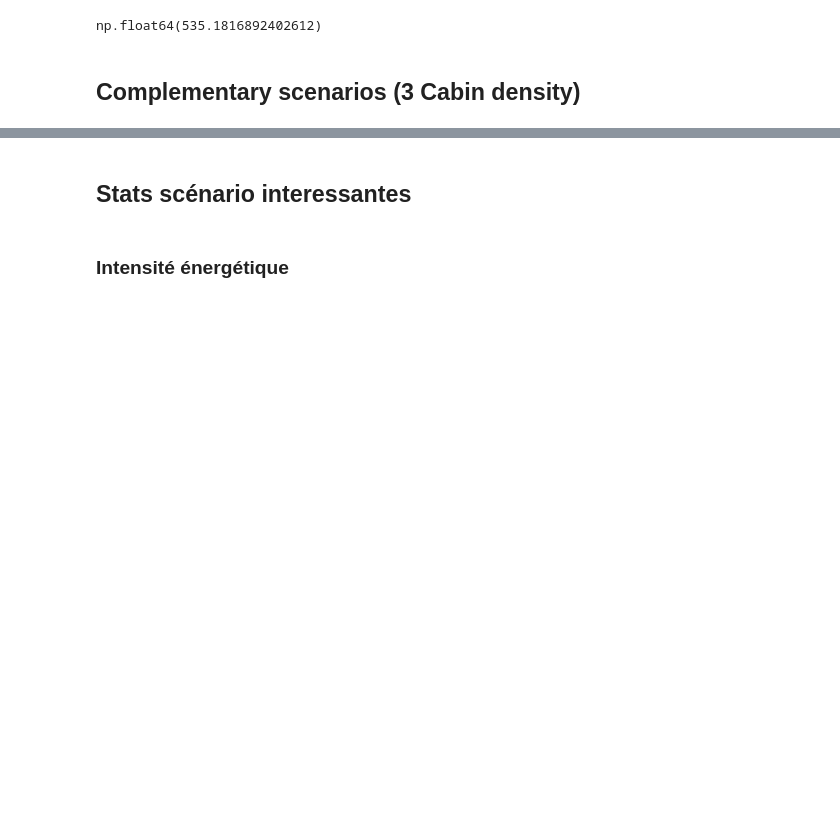
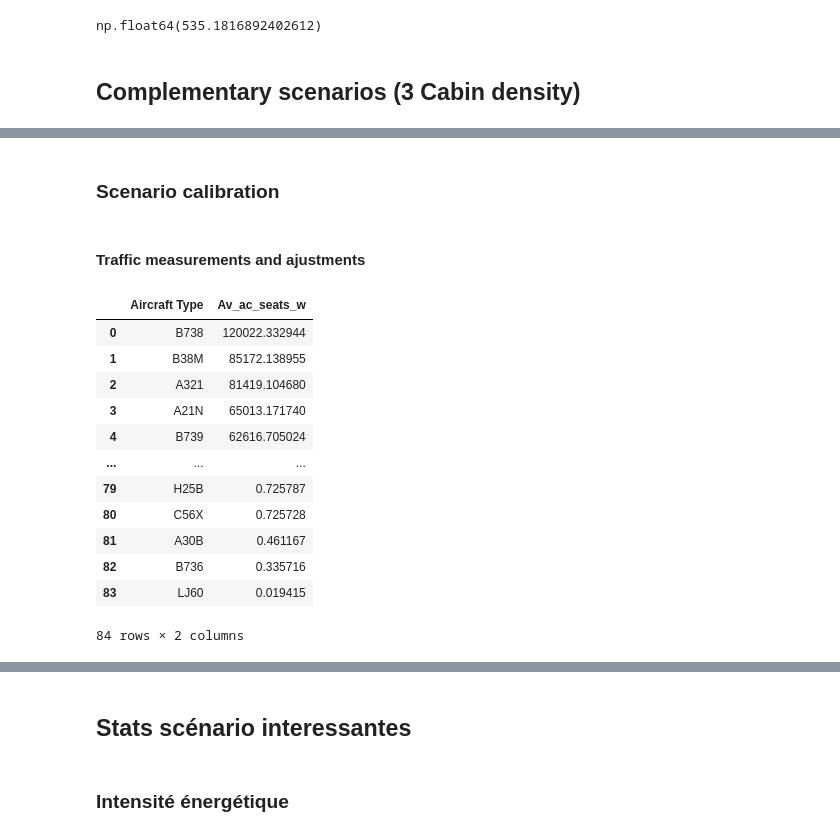
Before and after one commit to PacoViry/Thesis_models, a Jupyter notebook: main.ipynb, the cells around one changed output, grey strips where cells are left out. Cells and saved outputs as stored; diff of their text form; code cells hidden in the pictures; blank space fills up the shorter version.

Commit message:
Complementary scenarios

```diff
--- a/main.ipynb
+++ b/main.ipynb
@@ -3018,0 +3188,23 @@ np.float64(535.1816892402612)
+# %% [markdown]
+### Scenario calibration
+# %% [markdown]
+#### Traffic measurements and ajustments
+# %%
+### Aircraft type market shares in 2025
+traffic_bts_2025['Av_ac_seats_w'] = traffic_bts_2025['Av_ac_seats']*traffic_bts_2025['Weight']
+ac_types_volumes = traffic_bts_2025[['Aircraft Type','Av_ac_seats_w']].groupby('Aircraft Type').sum().reset_index()
+ac_types_volumes = ac_types_volumes.sort_values(by ='Av_ac_seats_w', ascending = False).reset_index(drop=True)
+# %% [output]
+|  | Aircraft Type | Av_ac_seats_w |
+| 0 | B738 | 120022.332944 |
+| 1 | B38M | 85172.138955 |
+| 2 | A321 | 81419.104680 |
+| 3 | A21N | 65013.171740 |
+| 4 | B739 | 62616.705024 |
+| ... | ... | ... |
+| 79 | H25B | 0.725787 |
+| 80 | C56X | 0.725728 |
+| 81 | A30B | 0.461167 |
+| 82 | B736 | 0.335716 |
+| 83 | LJ60 | 0.019415 |
+84 rows × 2 columns
```
Also changed, not shown: parts of 15 cells of this notebook, 1 other file.
